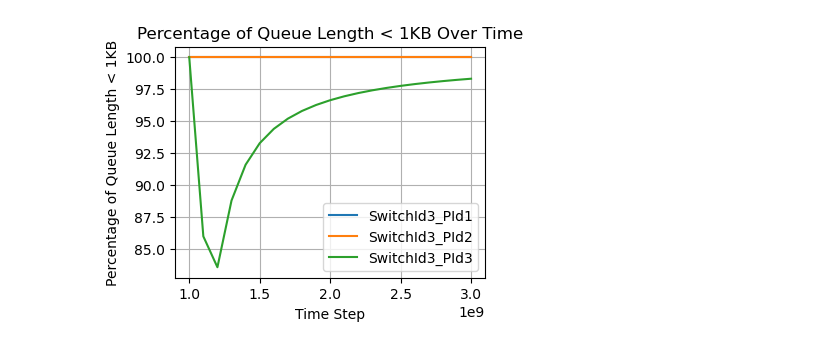
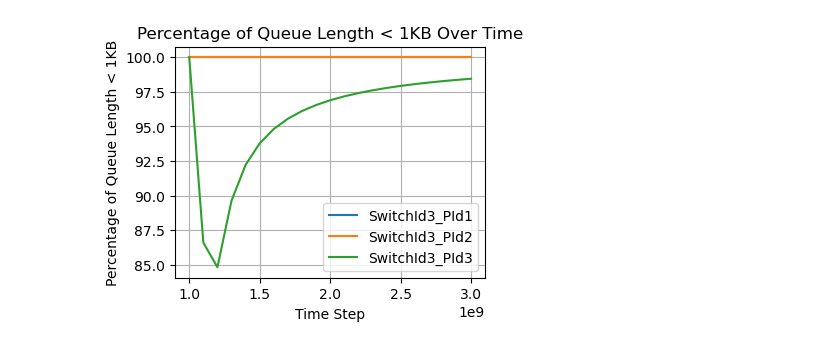
Before and after one commit to kwzhao/High-Precision-Congestion-Control, a Jupyter notebook: analysis/plt.ipynb, the cells around one changed output. Cells and saved outputs as stored; diff of their text form; code cells hidden in the pictures.

```diff
--- a/analysis/plt.ipynb
+++ b/analysis/plt.ipynb
@@ -157,32 +197,32 @@ def parse_log(log_file):
                 device_id = int(parts[1])
                 queue_lengths = list(map(int, parts[2:]))
                 data["Time Step"].append(time_step)
                 data["Queue ID"].append(f"SwitchId{switch_id}_PId{device_id}")
                 data["Queue Lengths"].append(queue_lengths)
     return pd.DataFrame(data)
 
 # Function to calculate percentage of queue length < 1KB
 def calculate_percentage(df):
     df["Percentage < 1KB"] = df["Queue Lengths"].apply(lambda x: sum(x[:1]) / sum(x) * 100)
     return df
 
 # Function to plot the percentage over time for each node
 def plot_percentage(df):
     plt.figure(figsize=(4, 3))
     for node_id in df["Queue ID"].unique():
         node_data = df[df["Queue ID"] == node_id]
         plt.plot(node_data["Time Step"], node_data["Percentage < 1KB"], label=f"{node_id}")
     plt.xlabel("Time Step")
     plt.ylabel("Percentage of Queue Length < 1KB")
     plt.title("Percentage of Queue Length < 1KB Over Time")
     plt.legend()
     plt.grid(True)
     plt.show()
 
 # Example usage
-log_file = "/data2/lichenni/path_tc_test/shard0_nflows1000_nhosts3_lr10Gbps/qlen_topo-pl-3_s0.txt"
+log_file = f"{data_dir}/qlen_topo-pl-3_s{shard_seed}.txt"
 log_data = parse_log(log_file)
 log_data_with_percentage = calculate_percentage(log_data)
 plot_percentage(log_data_with_percentage)
 # %% [output]
-[figure, old version]
+[figure, new version]
```
Also changed, not shown: parts of 3 cells of this notebook, 9 other files.
